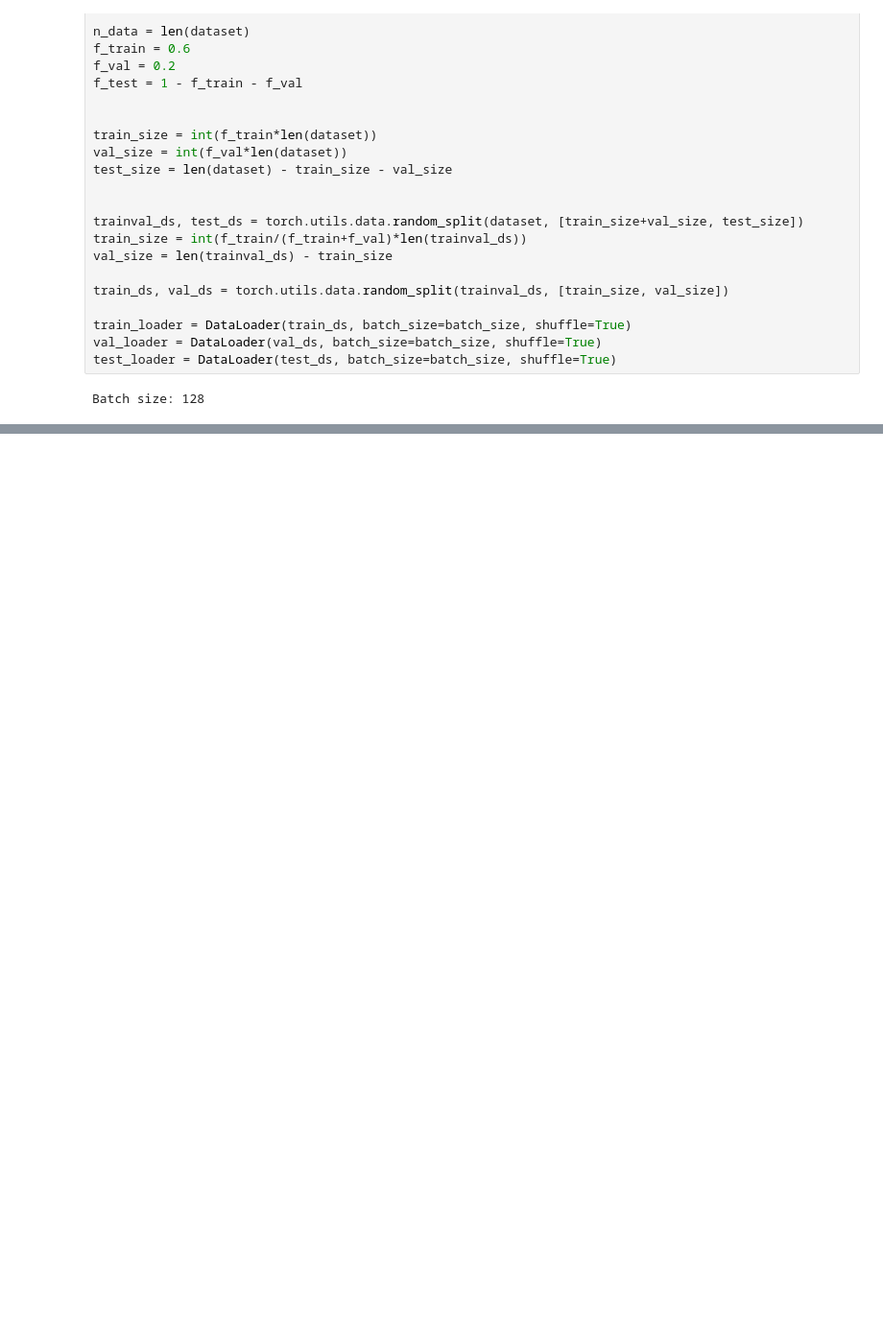
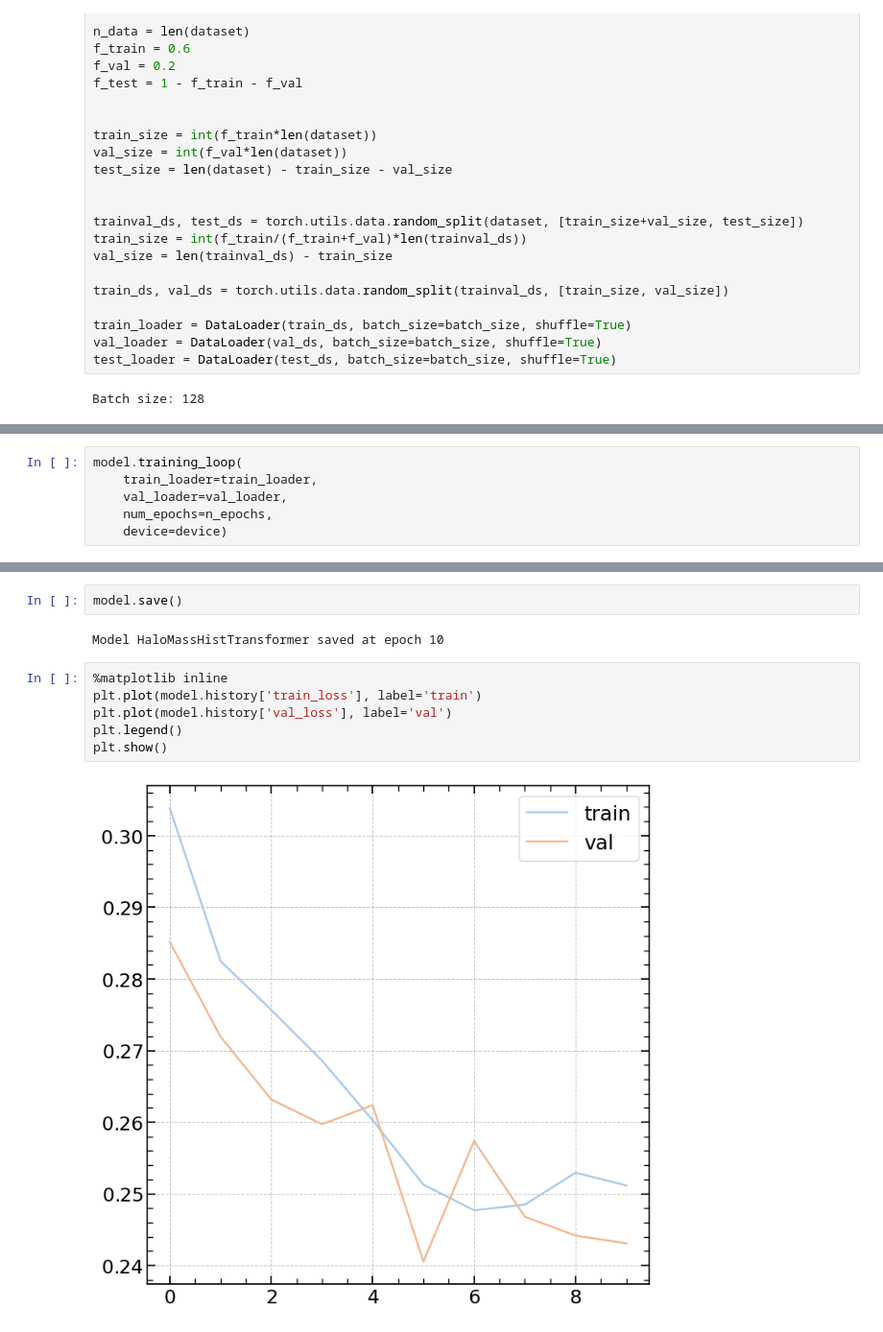
Before and after one commit to SergeiDBykov/self_supervised_halos, a Jupyter notebook: notebooks/1d_transformer_embeddings.ipynb, the cells around one changed output, grey strips where cells are left out. Shown at 96% size. Saved outputs shown, nothing was run; the diff lists cells and outputs as text; blank space fills up the shorter version.

```diff
--- a/notebooks/1d_transformer_embeddings.ipynb
+++ b/notebooks/1d_transformer_embeddings.ipynb
@@ -249,0 +84,6 @@ TransformerEncoderLayer(
+# %%
+model.training_loop(
+    train_loader=train_loader,
+    val_loader=val_loader,
+    num_epochs=n_epochs,
+    device=device)
@@ -249,0 +111,12 @@ TransformerEncoderLayer(
+# %%
+model.save()
+# %% [output]
+Model HaloMassHistTransformer saved at epoch 10
+# %%
+%matplotlib inline
+plt.plot(model.history['train_loss'], label='train')
+plt.plot(model.history['val_loss'], label='val')
+plt.legend()
+plt.show()
+# %% [output]
+[figure, added]
```
Also changed, not shown: parts of 18 cells of this notebook, 3 other files.
